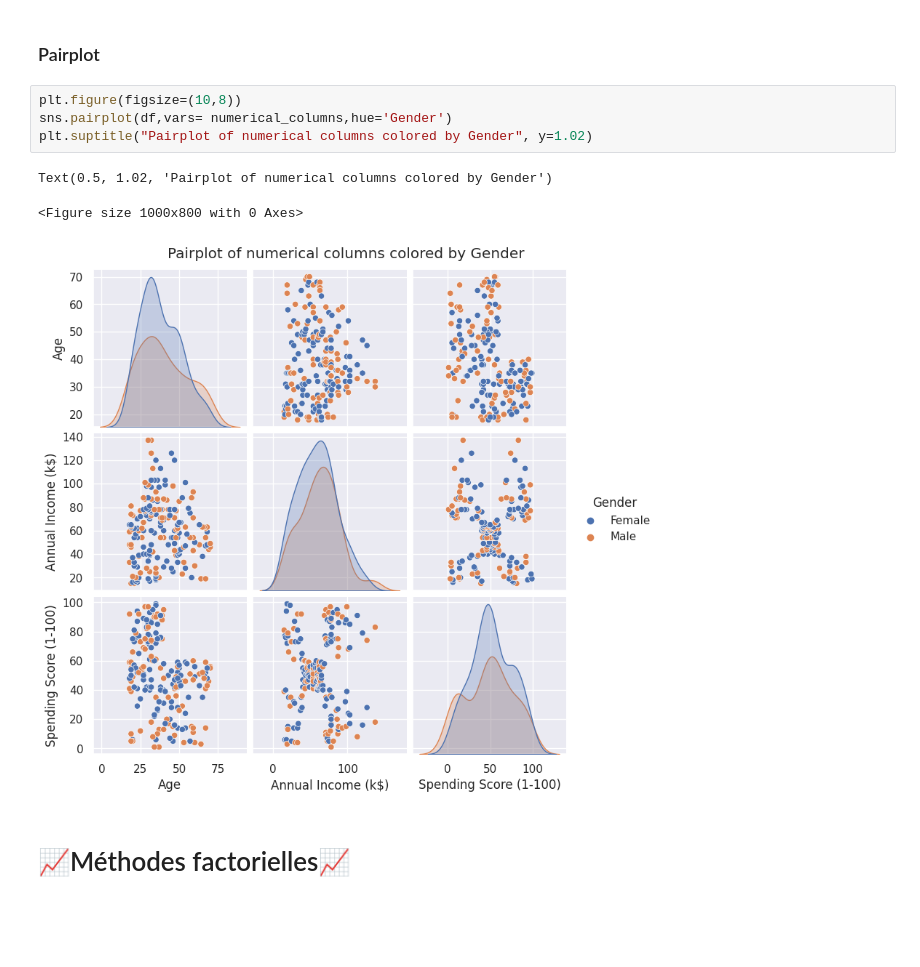
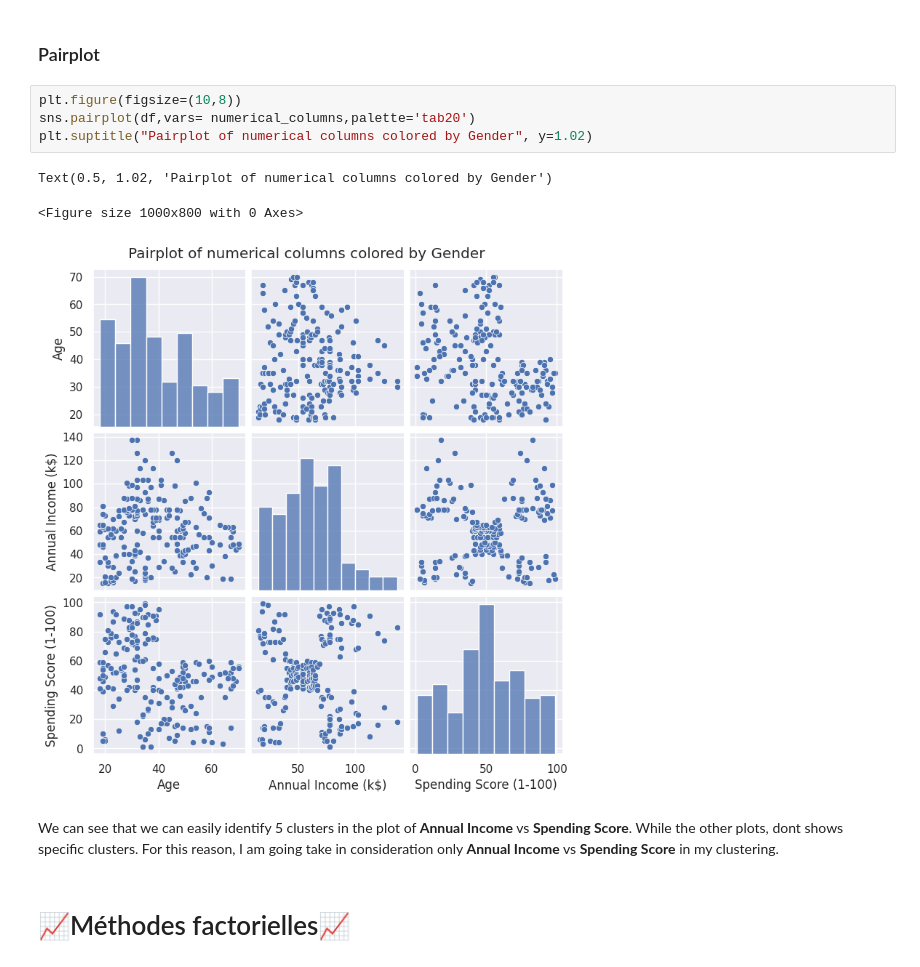
Before and after one commit to Ayoub-Choukri/Projects, a Jupyter notebook: Projects/Project 6 ; Mall Customer Segmentation/Mall_Customer_Segmentation_Clustering.ipynb, the cells around one changed output. Drawn from its saved outputs; the diff is of its cells as text; blank space fills up the shorter version.

```diff
--- a/Projects/Project 6 ; Mall Customer Segmentation/Mall_Customer_Segmentation_Clustering.ipynb
+++ b/Projects/Project 6 ; Mall Customer Segmentation/Mall_Customer_Segmentation_Clustering.ipynb
@@ -185,12 +185,14 @@ sns.heatmap(df[numerical_columns].corr(), annot=True, cmap='coolwarm', linewidth
 ### Pairplot
 # %%
 plt.figure(figsize=(10,8))
-sns.pairplot(df,vars= numerical_columns,hue='Gender')
+sns.pairplot(df,vars= numerical_columns,palette='tab20')
 plt.suptitle("Pairplot of numerical columns colored by Gender", y=1.02)
 # %% [output]
 Text(0.5, 1.02, 'Pairplot of numerical columns colored by Gender')
 <Figure size 1000x800 with 0 Axes>
-[figure, old version]
+[figure, new version]
+# %% [markdown]
+We can see that we can easily identify 5 clusters in the plot of **Annual Income** vs **Spending Score**. While the other plots, dont shows specific clusters. For this reason, I am going take in consideration only **Annual Income** vs **Spending Score** in my clustering.
 # %% [markdown]
 # 📈Méthodes factorielles📈
 # %% [markdown]
```
Also changed, not shown: parts of 38 cells of this notebook.
